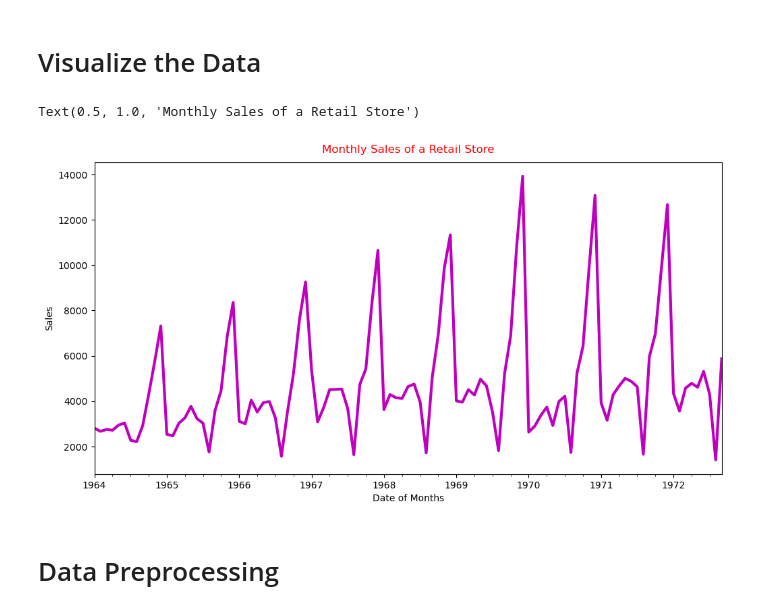
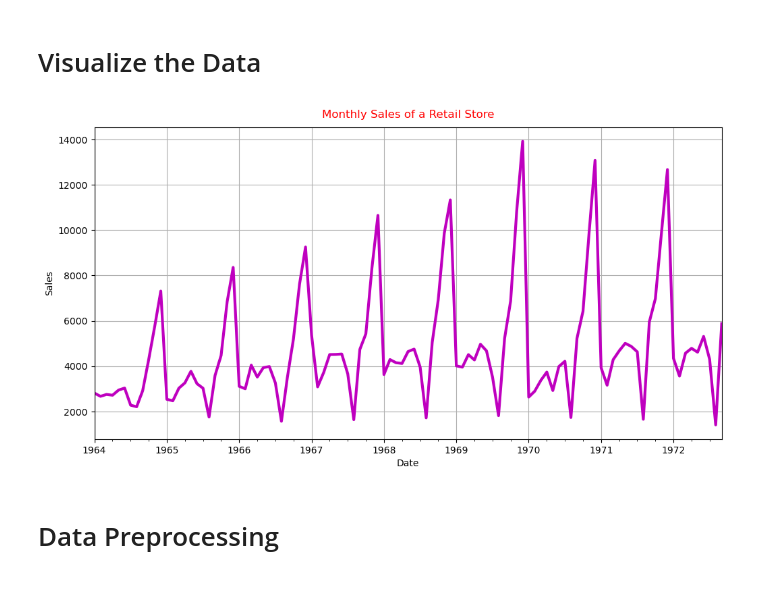
Before and after one commit to Bikas0/Sales-of-a-Retail-Store, a Jupyter notebook: Business Automation Ltd. Interview Skill Test/Predicting Monthly Sales for a Retail Stores.ipynb, the cells around one changed output. Drawn from its saved outputs; the diff is of its cells as text; code cells hidden in the pictures.

```diff
--- a/Business Automation Ltd. Interview Skill Test/Predicting Monthly Sales for a Retail Stores.ipynb
+++ b/Business Automation Ltd. Interview Skill Test/Predicting Monthly Sales for a Retail Stores.ipynb
@@ -142,11 +160,11 @@ def predicted_data_function(num_of_months):
 # %%
 dataset["Total_Sales"].plot(c = 'm', linewidth=3, figsize=(12,6))
 plt.ylabel("Sales")
-plt.xlabel("Date of Months")
+plt.xlabel("Date")
 plt.title("Monthly Sales of a Retail Store", pad = 10, c = 'r')
+plt.grid()
 # %% [output]
-Text(0.5, 1.0, 'Monthly Sales of a Retail Store')
-[figure, old version]
+[figure, new version]
 # %% [markdown]
 # Data Preprocessing
 # %% [markdown]
```
Also changed, not shown: parts of 35 cells of this notebook.
